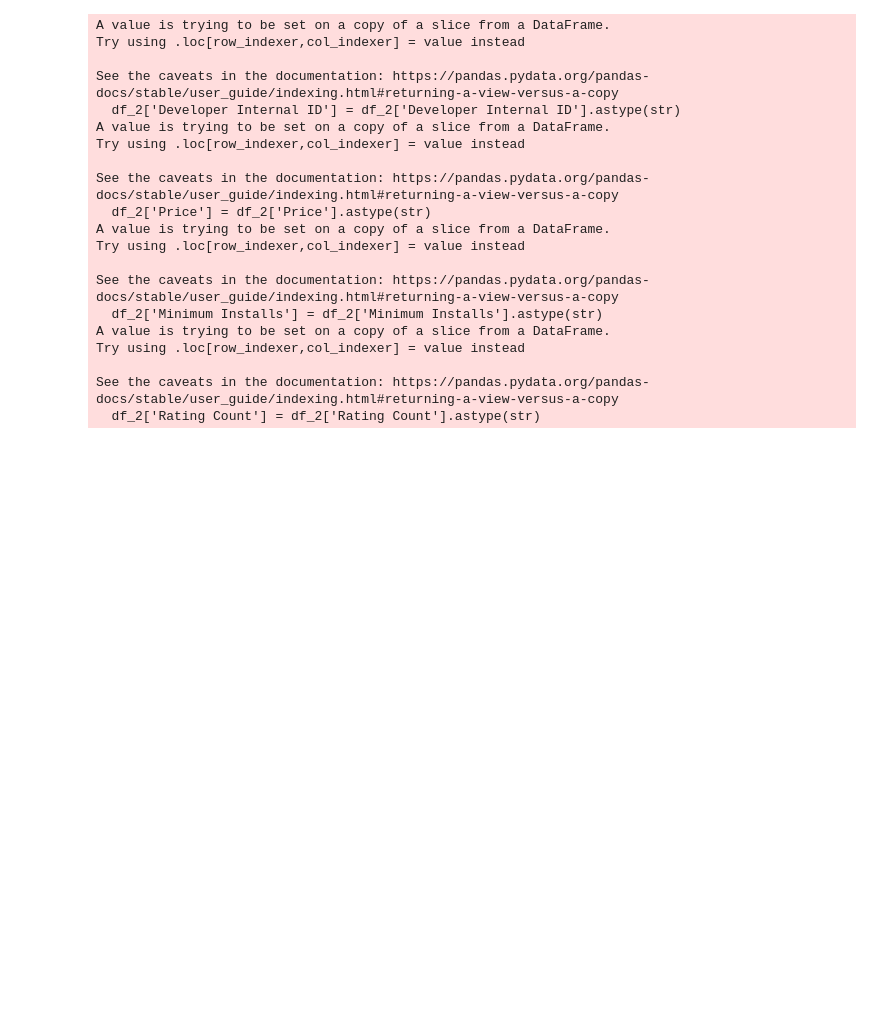
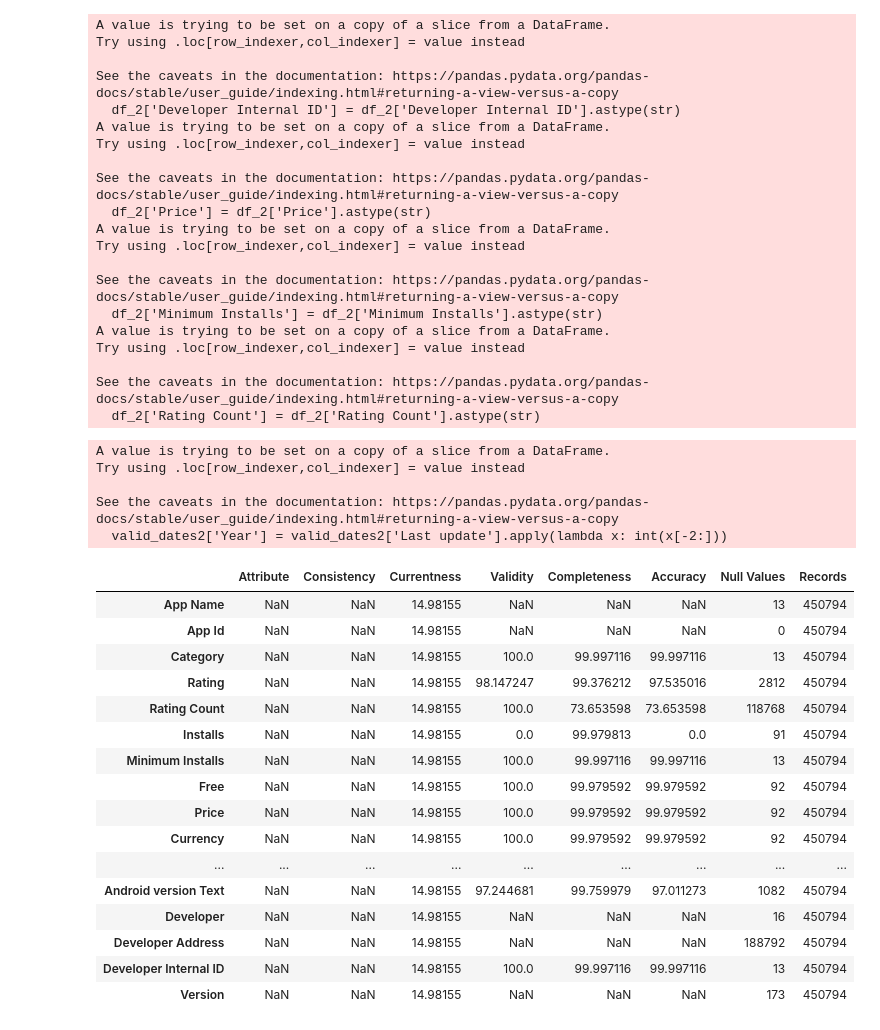
Before and after one commit to tinatvk81/data-mining_fum, a Jupyter notebook: phase2.ipynb, the cells around one changed output. Cells and saved outputs as stored; diff of their text form; code cells hidden in the pictures; blank space fills up the shorter version.

Commit message:
Applying Attribute, Consistency, Currentness, Validity, Completeness, Accuracy, Null Values, Records and completing the Regex of both datasets

```diff
--- a/phase2.ipynb
+++ b/phase2.ipynb
@@ -10,6 +10,10 @@ def validate_pattern(column,pattern,df):
     pattern_matched = df[column].str.match(pattern)
     return pattern_matched
 
-def validate_bounded(column,lower_bound,upper_bound,df):
-    bounded_range = (df[column] >= lower_bound) & (df[column] <= upper_bound)
+def validate_bounded(column, lower_bound, upper_bound, df):
+    # if not pd.api.types.is_numeric_dtype(df[column]):
+    #     return pd.Series(False, index=df.index)
+
+    # Apply bounds validation
+    bounded_range = (df[column] >= lower_bound) & (df[column] < upper_bound)
     return bounded_range
@@ -372,0 +368,52 @@ See the caveats in the documentation: https://pandas.pydata.org/pandas-docs/stab
+# %%
+df2 = df2.drop(columns=df2.filter(like='Unnamed').columns)
+sum2=0
+quality_df2 = pd.DataFrame(index=list(df2.columns),columns=['Attribute', 'Consistency', 'Currentness', 'Validity', 'Completeness', 'Accuracy', 'Null Values', 'Records'])
+
+for column in df2.columns:
+    quality_df2['Records'][column] = len(df2)
+
+for column in df2.columns:
+    if 'Unnamed' not in column:
+        quality_df2['Null Values'][column] = df2[column].isnull().sum()
+        missing = df2[column].isnull().sum()
+        if column != 'App Name' and column != 'App Id' and column != 'Developer Id' and column != 'Summary' and column != 'Developer' and column != 'Developer Address' and column != 'Version':
+            sum_acc = ((len(df2) - (len(invalids[column]) + missing)) / len(df2)) * 100
+            quality_df2['Accuracy'][column] = sum_acc
+            sum = (((len(df2[column]) - missing) / len(df2[column])) * 100)
+            quality_df2['Completeness'][column] = sum
+            sum =( ((len(df2) - (len(invalids[column])+ missing) )/ (len(df2)-missing)) * 100)
+            quality_df2['Validity'][column]=sum
+
+valid_dates2 = df2[validate_pattern('Last update',valid_Last_update, df2)]
+valid_dates2['Year'] = valid_dates2['Last update'].apply(lambda x: int(x[-2:]))
+valid_dates2_before_2018 = valid_dates2[valid_dates2['Year'] < 17]
+percentage_valid2_before_2017 = (len(valid_dates_before_2018) / len(valid_dates)) * 100
+for column in df2.columns:
+    if column != 'Unnamed: 0':
+        quality_df2['Currentness'][column]=percentage_valid2_before_2017
+
+quality_df2
+# %% [output]
+A value is trying to be set on a copy of a slice from a DataFrame.
+Try using .loc[row_indexer,col_indexer] = value instead
+
+See the caveats in the documentation: https://pandas.pydata.org/pandas-docs/stable/user_guide/indexing.html#returning-a-view-versus-a-copy
+  valid_dates2['Year'] = valid_dates2['Last update'].apply(lambda x: int(x[-2:]))
+|  | Attribute | Consistency | Currentness | Validity | Completeness | Accuracy | Null Values | Records |
+| App Name | NaN | NaN | 14.98155 | NaN | NaN | NaN | 13 | 450794 |
+| App Id | NaN | NaN | 14.98155 | NaN | NaN | NaN | 0 | 450794 |
+| Category | NaN | NaN | 14.98155 | 100.0 | 99.997116 | 99.997116 | 13 | 450794 |
+| Rating | NaN | NaN | 14.98155 | 98.147247 | 99.376212 | 97.535016 | 2812 | 450794 |
+| Rating Count | NaN | NaN | 14.98155 | 100.0 | 73.653598 | 73.653598 | 118768 | 450794 |
+| Installs | NaN | NaN | 14.98155 | 0.0 | 99.979813 | 0.0 | 91 | 450794 |
+| Minimum Installs | NaN | NaN | 14.98155 | 100.0 | 99.997116 | 99.997116 | 13 | 450794 |
+| Free | NaN | NaN | 14.98155 | 100.0 | 99.979592 | 99.979592 | 92 | 450794 |
+| Price | NaN | NaN | 14.98155 | 100.0 | 99.979592 | 99.979592 | 92 | 450794 |
+| Currency | NaN | NaN | 14.98155 | 100.0 | 99.979592 | 99.979592 | 92 | 450794 |
+| ... | ... | ... | ... | ... | ... | ... | ... | ... |
+| Android version Text | NaN | NaN | 14.98155 | 97.244681 | 99.759979 | 97.011273 | 1082 | 450794 |
+| Developer | NaN | NaN | 14.98155 | NaN | NaN | NaN | 16 | 450794 |
+| Developer Address | NaN | NaN | 14.98155 | NaN | NaN | NaN | 188792 | 450794 |
+| Developer Internal ID | NaN | NaN | 14.98155 | 100.0 | 99.997116 | 99.997116 | 13 | 450794 |
+| Version | NaN | NaN | 14.98155 | NaN | NaN | NaN | 173 | 450794 |
```
Also changed, not shown: parts of 17 cells of this notebook.
